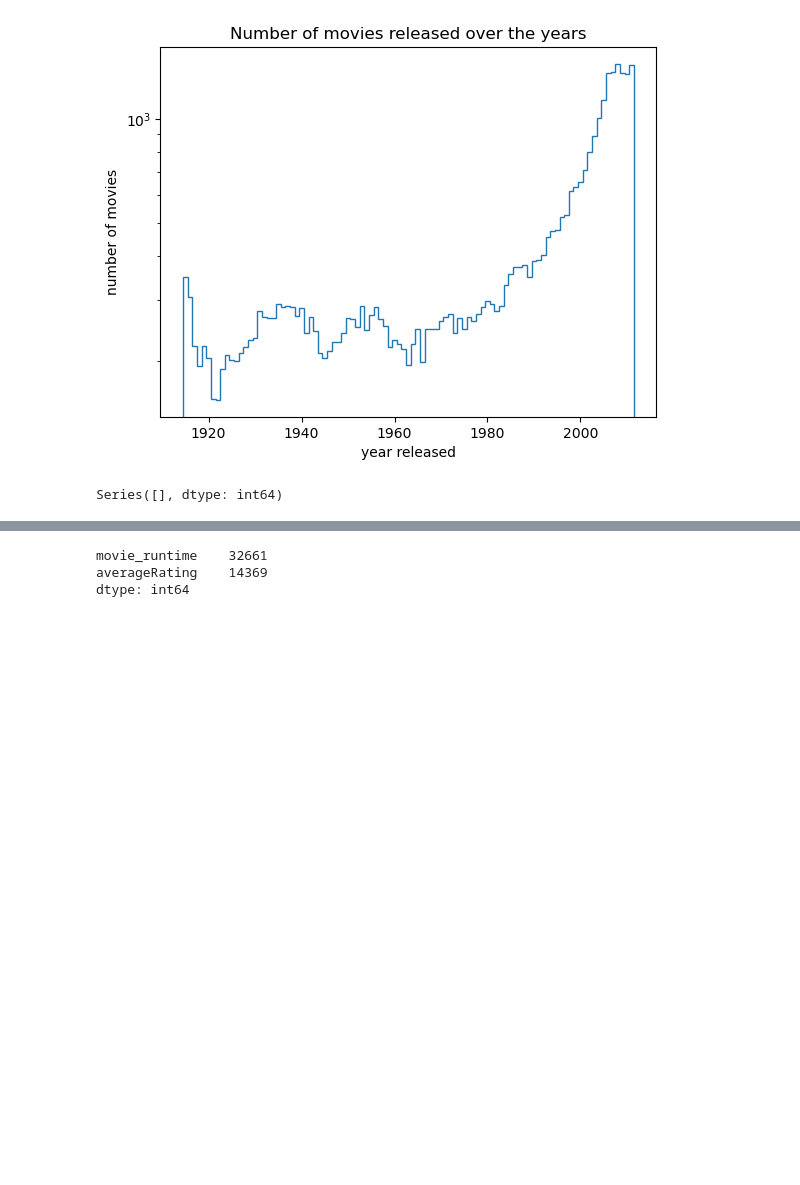
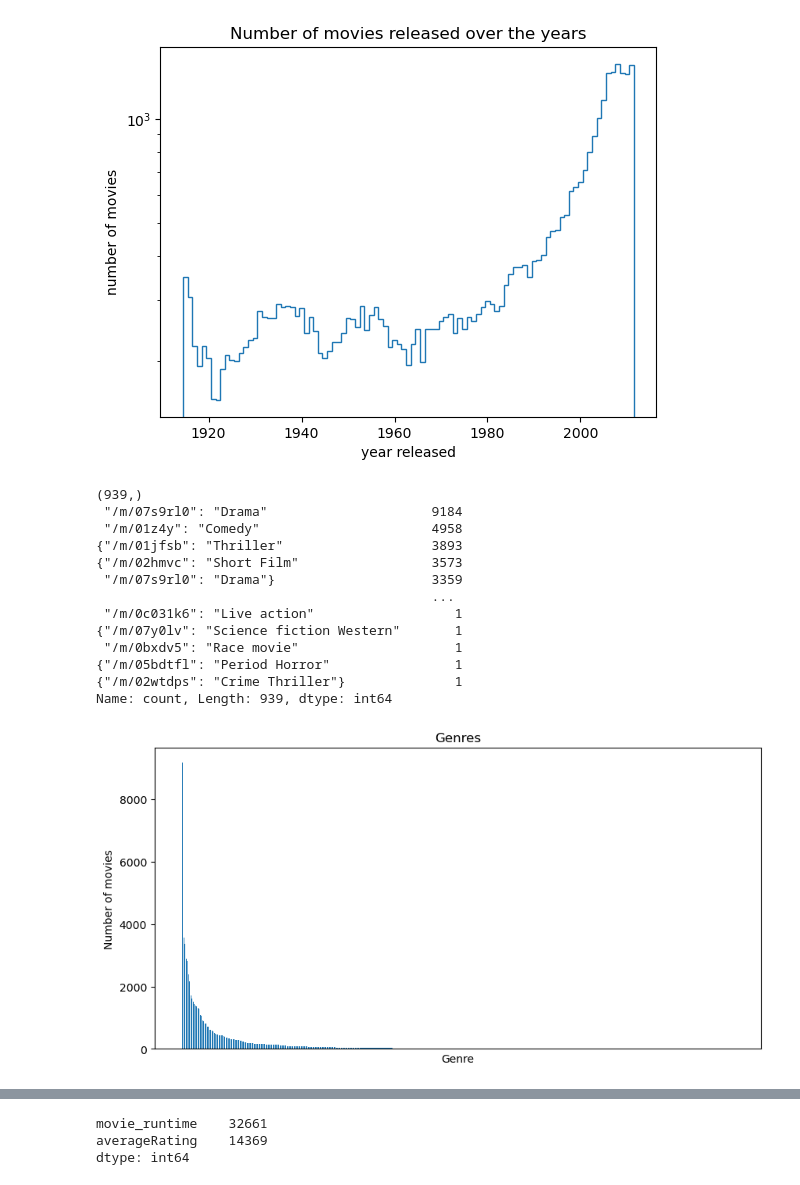
Before and after one commit to epfl-ada/ada-2023-project-zalix, a Jupyter notebook: xiyu.ipynb, the cells around one changed output, grey strips where cells are left out. Drawn from its saved outputs; the diff is of its cells as text; code cells hidden in the pictures; blank space fills up the shorter version.

```diff
--- a/xiyu.ipynb
+++ b/xiyu.ipynb
@@ -154,8 +171,33 @@ plt.ylabel("number of movies")
 plt.show()
 # %% [output]
 [figure]
-# %%
-#genres
-genres = movies["movie_genres"].apply(ast.literal_eval).apply(pd.Series)
-# %% [output]
-Series([], dtype: int64)
+# %%
+#genres
+genres = movies["movie_genres"].str.split(",", expand=True).stack().value_counts()
+print(genres.shape)
+print(genres)
+#plot genres
+plt.figure(figsize=(10, 5))
+plt.bar(genres.index, genres.values)
+#hide x labels
+plt.xticks([])
+#plt.xticks(rotation=90)
+plt.title("Genres")
+plt.xlabel("Genre")
+plt.ylabel("Number of movies")
+plt.show()
+# %% [output]
+(939,)
+ "/m/07s9rl0": "Drama"                     9184
+ "/m/01z4y": "Comedy"                      4958
+{"/m/01jfsb": "Thriller"                   3893
+{"/m/02hmvc": "Short Film"                 3573
+ "/m/07s9rl0": "Drama"}                    3359
+                                           ...
+ "/m/0c031k6": "Live action"                  1
+{"/m/07y0lv": "Science fiction Western"       1
+ "/m/0bxdv5": "Race movie"                    1
+{"/m/05bdtfl": "Period Horror"                1
+{"/m/02wtdps": "Crime Thriller"}              1
+Name: count, Length: 939, dtype: int64
+[figure, added]
```
Also changed, not shown: parts of 4 cells of this notebook.
